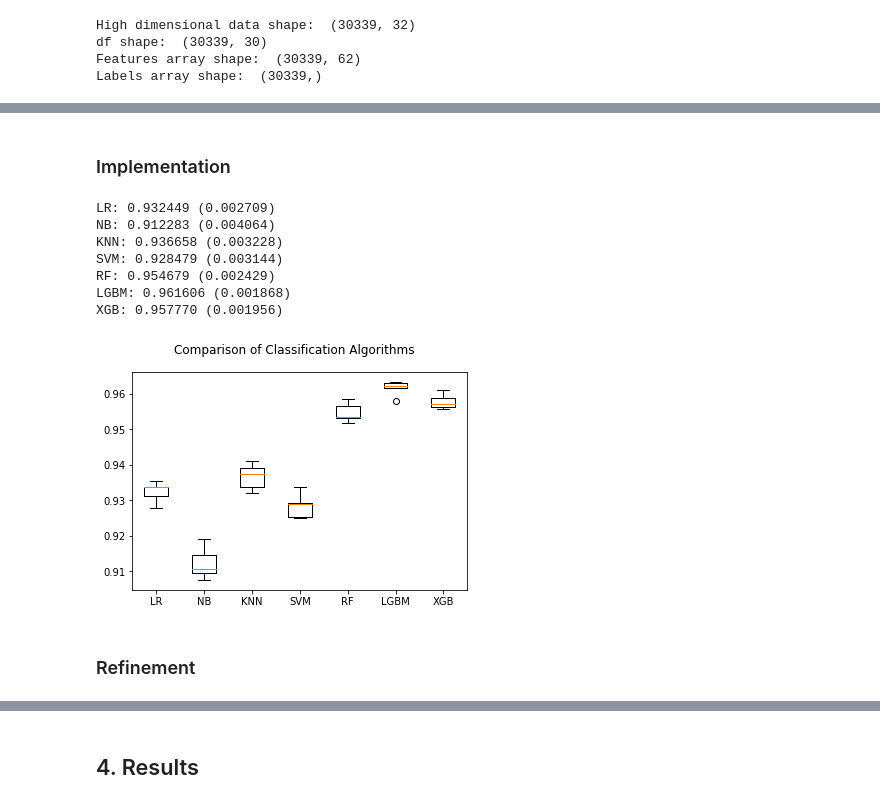
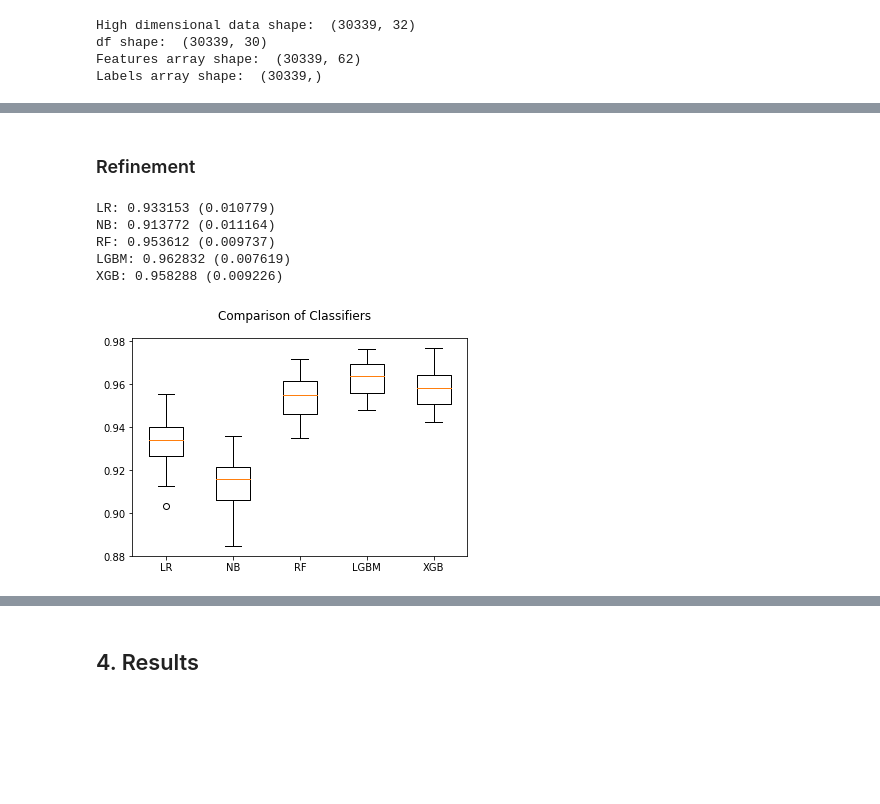
Before and after one commit to iangregson/udacity-mlnd, a Jupyter notebook: projects/capstone/capstone_project_notebook.ipynb, the cells around one changed output, grey strips where cells are left out. Drawn from its saved outputs; the diff is of its cells as text; code cells hidden in the pictures; blank space fills up the shorter version.

```diff
--- a/projects/capstone/capstone_project_notebook.ipynb
+++ b/projects/capstone/capstone_project_notebook.ipynb
@@ -533,0 +528,32 @@ X_train, X_test, y_train, y_test = model_selection.train_test_split(features, la
+# %%
+# Set up our data structure of models
+models = []
+models.append(('LR', LogisticRegression()))
+models.append(('NB', GaussianNB()))
+models.append(('RF', RandomForestClassifier()))
+models.append(('LGBM', lgb.sklearn.LGBMClassifier(objective='binary')))
+models.append(('XGB', xgb.XGBClassifier(objective='binary:logistic')))
+# %%
+# Model Evaluation via cross validation
+results = []
+names = []
+
+X = features.copy()
+y = labels.copy()
+X_train, X_test, y_train, y_test = model_selection.train_test_split(X, y, test_size=TEST_SIZE, random_state=SPLIT_RANDOM_SEED)
+
+for name, model in models:
+    kfold = model_selection.StratifiedKFold(n_splits=K_FOLDS, shuffle=True, random_state=K_FOLD_RANDOM_SEED)
+    cv_results = model_selection.cross_val_score(model, X_train, y_train, cv=kfold, scoring=f1_scorer)
+    results.append(cv_results)
+    names.append(name)
+    msg = "%s: %f (%f)" % (name, cv_results.mean(), cv_results.std())
+    print(msg)
+
+# Boxplot to compare algorithms
+fig = plt.figure()
+fig.suptitle('Comparison of Classifiers')
+ax = fig.add_subplot(111)
+plt.boxplot(results)
+ax.set_xticklabels(names)
+plt.show()
@@ -534,4 +567,10 @@ X_train, X_test, y_train, y_test = model_selection.train_test_split(features, la
+# %% [markdown]
+### Refinement
 # %%
+X = features.copy()
+y = labels.copy()
+X_train, X_test, y_train, y_test = model_selection.train_test_split(X, y, test_size=TEST_SIZE, random_state=SPLIT_RANDOM_SEED)
+
 # Feature scaling
 X_train = MaxAbsScaler().fit_transform(X_train)
 X_test = MaxAbsScaler().fit_transform(X_test)
@@ -539,46 +578,38 @@ X_test = MaxAbsScaler().fit_transform(X_test)
 # Feature selection
 X_train = SelectKBest(score_func=mutual_info_classif, k=K_FEATURES).fit_transform(X_train, y_train)
 X_test = SelectKBest(score_func=mutual_info_classif, k=K_FEATURES).fit_transform(X_test, y_test)
-# %% [markdown]
-### Implementation
 # %%
 # Set up our data structure of models
 models = []
 models.append(('LR', LogisticRegression()))
 models.append(('NB', GaussianNB()))
-models.append(('KNN', KNeighborsClassifier()))
-models.append(('SVM', SVC()))
 models.append(('RF', RandomForestClassifier()))
 models.append(('LGBM', lgb.sklearn.LGBMClassifier(objective='binary')))
-models.append(('XGB', xgb.XGBClassifier()))
+models.append(('XGB', xgb.XGBClassifier(objective='binary:logistic')))
 # %%
 # Model Evaluation via cross validation
 results = []
 names = []
 
 for name, model in models:
-    kfold = model_selection.KFold(n_splits=K_FOLDS, random_state=K_FOLD_RANDOM_SEED)
+    kfold = model_selection.KFold(n_splits=K_FOLDS, shuffle=True, random_state=K_FOLD_RANDOM_SEED)
     cv_results = model_selection.cross_val_score(model, X_train, y_train, cv=kfold, scoring=f1_scorer)
     results.append(cv_results)
     names.append(name)
     msg = "%s: %f (%f)" % (name, cv_results.mean(), cv_results.std())
     print(msg)
 
 # Boxplot to compare algorithms
 fig = plt.figure()
 fig.suptitle('Comparison of Classifiers')
 ax = fig.add_subplot(111)
 plt.boxplot(results)
 ax.set_xticklabels(names)
 plt.show()
 # %% [output]
-LR: 0.932449 (0.002709)
-NB: 0.912283 (0.004064)
-KNN: 0.936658 (0.003228)
-SVM: 0.928479 (0.003144)
-RF: 0.954679 (0.002429)
-LGBM: 0.961606 (0.001868)
-XGB: 0.957770 (0.001956)
+LR: 0.933153 (0.010779)
+NB: 0.913772 (0.011164)
+RF: 0.953612 (0.009737)
+LGBM: 0.962832 (0.007619)
+XGB: 0.958288 (0.009226)
-[figure, old version]
+[figure, new version]
-# %% [markdown]
-### Refinement
```
Also changed, not shown: parts of 15 cells of this notebook, 12 other files.
